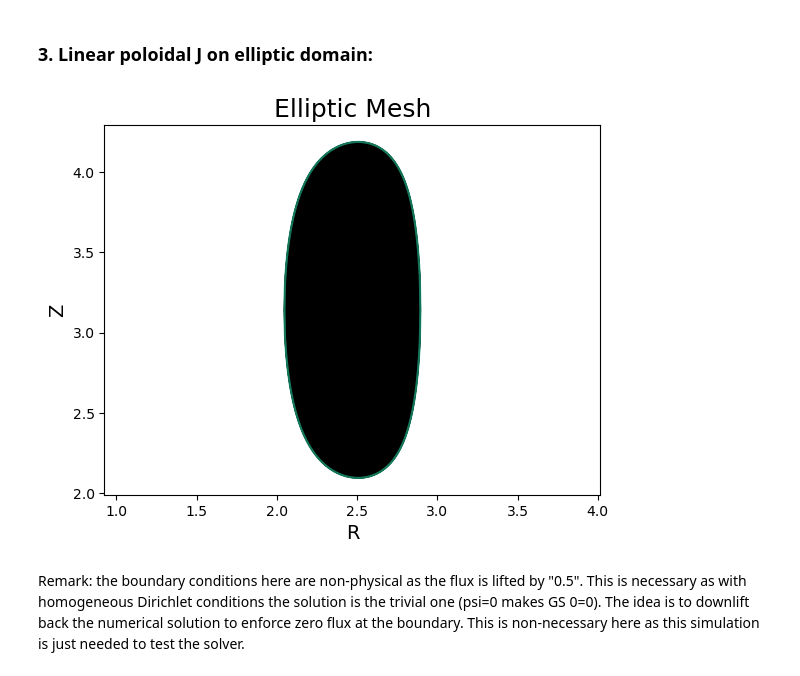
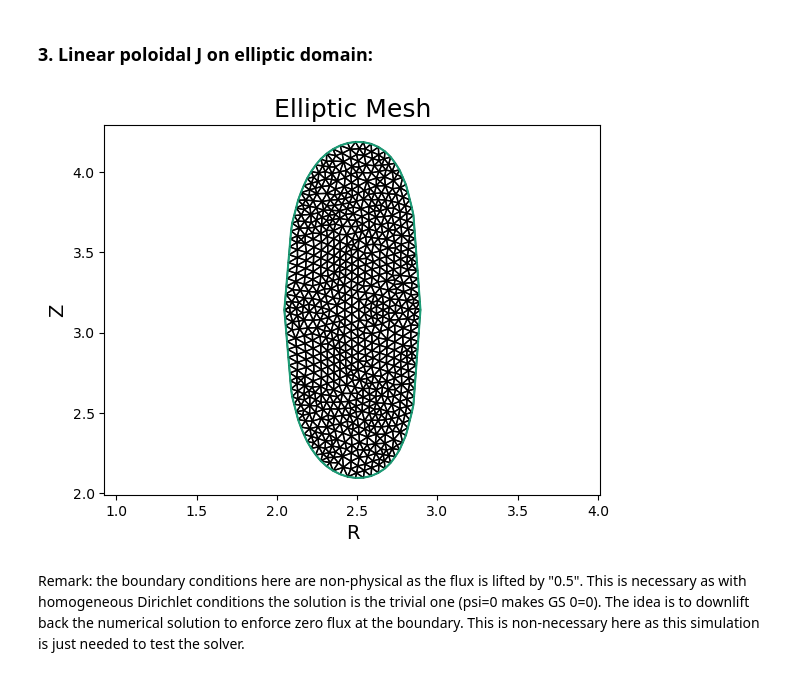
Before and after one commit to lucaciarimboli/tesi, a Jupyter notebook: BVP/GradShafranov.ipynb, the cells around one changed output. Cells and saved outputs as stored; diff of their text form; code cells hidden in the pictures.

```diff
--- a/BVP/GradShafranov.ipynb
+++ b/BVP/GradShafranov.ipynb
@@ -293,21 +291,21 @@ plt.grid(True, which="both", linestyle="--", linewidth=0.5)
 ### 3. Linear poloidal J on elliptic domain:
 # %%
 # Import Mesh:
-mesh = Mesh(r"meshes/elliptic/elliptic_4.msh")
+mesh = Mesh(r"meshes/elliptic/elliptic_1.msh")
 
 # Plot it
 fig, ax = plt.subplots()
 triplot(mesh, axes=ax)
 plt.title("Elliptic Mesh", fontsize=18)
 plt.xlabel("R", fontsize=14)
 plt.ylabel("Z", fontsize=14)
 ax.axis('equal')
 
 # Define Function Space
 V = FunctionSpace(mesh, 'P', 1)
 x,y = SpatialCoordinate(mesh) # R = x, z = y.
 # %% [output]
-[figure, old version]
+[figure, new version]
 # %% [markdown]
 Remark: the boundary conditions here are non-physical as the flux is lifted by "0.5". This is necessary as with homogeneous Dirichlet conditions the solution is the trivial one (psi=0 makes GS 0=0). The idea is to downlift back the numerical solution to enforce zero flux at the boundary. This is non-necessary here as this simulation is just needed to test the solver.
 # %%
```
Also changed, not shown: parts of 17 cells of this notebook, 33 other files.
